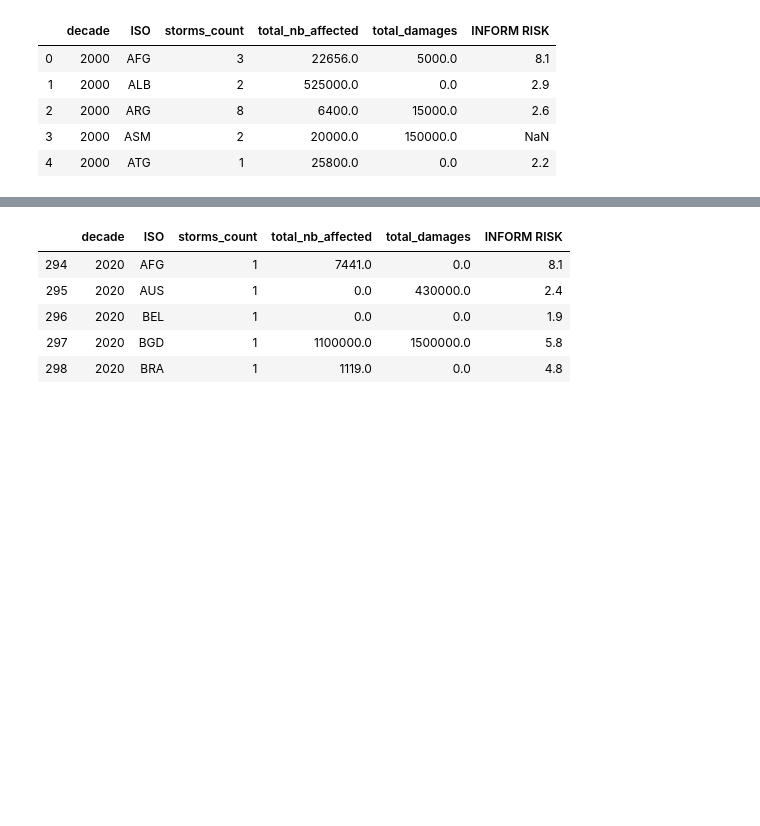
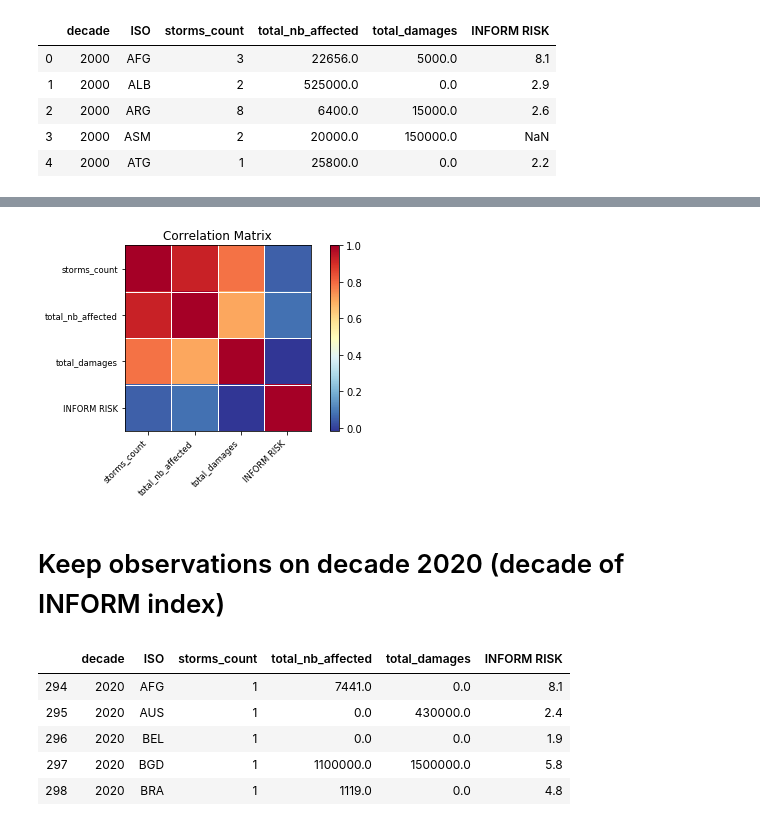
Before and after one commit to dataforgoodfr/batch8_worldbank, a Jupyter notebook: model_tempetes/notebooks/vulnerability_explo.ipynb, the cells around one changed output, grey strips where cells are left out. Drawn from its saved outputs; the diff is of its cells as text; code cells hidden in the pictures; blank space fills up the shorter version.

```diff
--- a/model_tempetes/notebooks/vulnerability_explo.ipynb
+++ b/model_tempetes/notebooks/vulnerability_explo.ipynb
@@ -197,3 +200,12 @@ plt.show()
+# %%
+nb_storms_inform_by_country_2010_2020_cor = nb_storms_inform_by_country_2010_2020[["ISO", "storms_count", "total_nb_affected", "total_damages","INFORM RISK"]]
+corr = nb_storms_inform_by_country_2010_2020_cor.corr()
+sm.graphics.plot_corr(corr, xnames=list(corr.columns))
+plt.show()
+# %% [output]
+[figure, added]
+# %% [markdown]
+# Keep observations on decade 2020 (decade of INFORM index)
 # %%
 nb_storms_inform_by_country_2020_only = nb_storms_by_decade_by_country_2020_with_inform_filt_col[nb_storms_by_decade_by_country_2020_with_inform_filt_col["decade"]==2020]
 # %%
```
Also changed, not shown: parts of 6 cells of this notebook.
